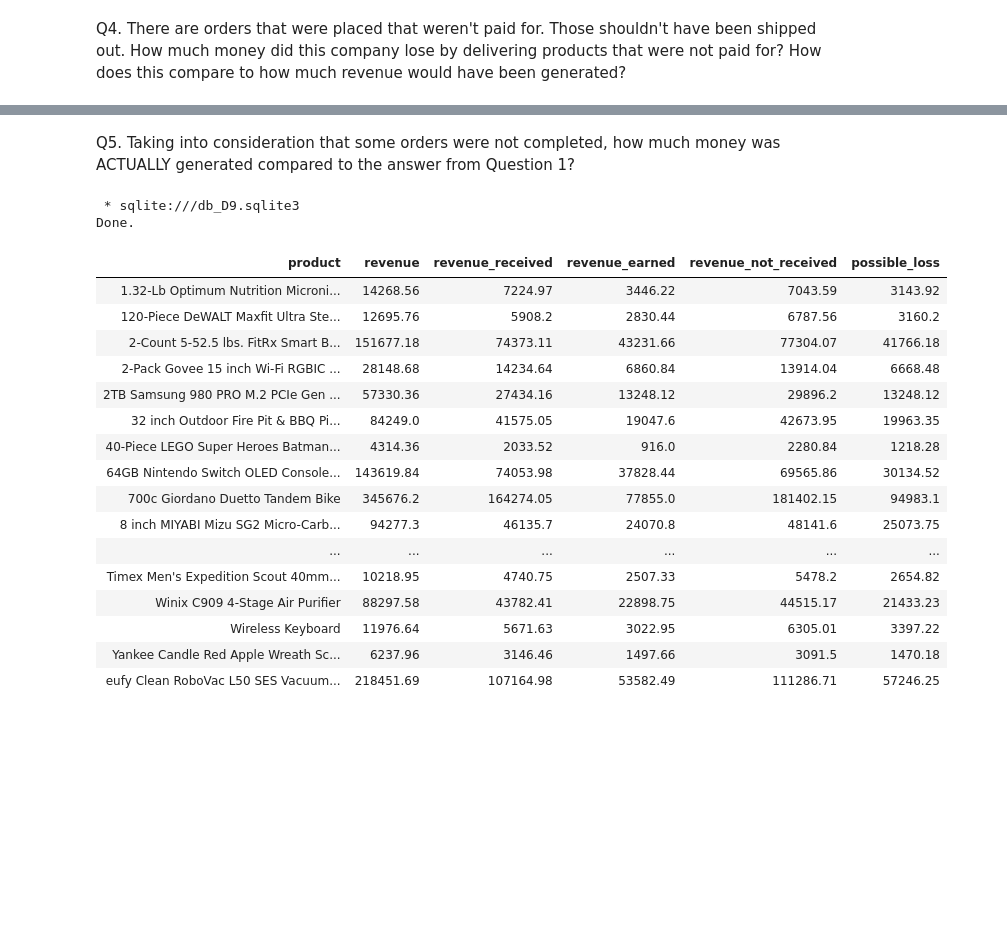
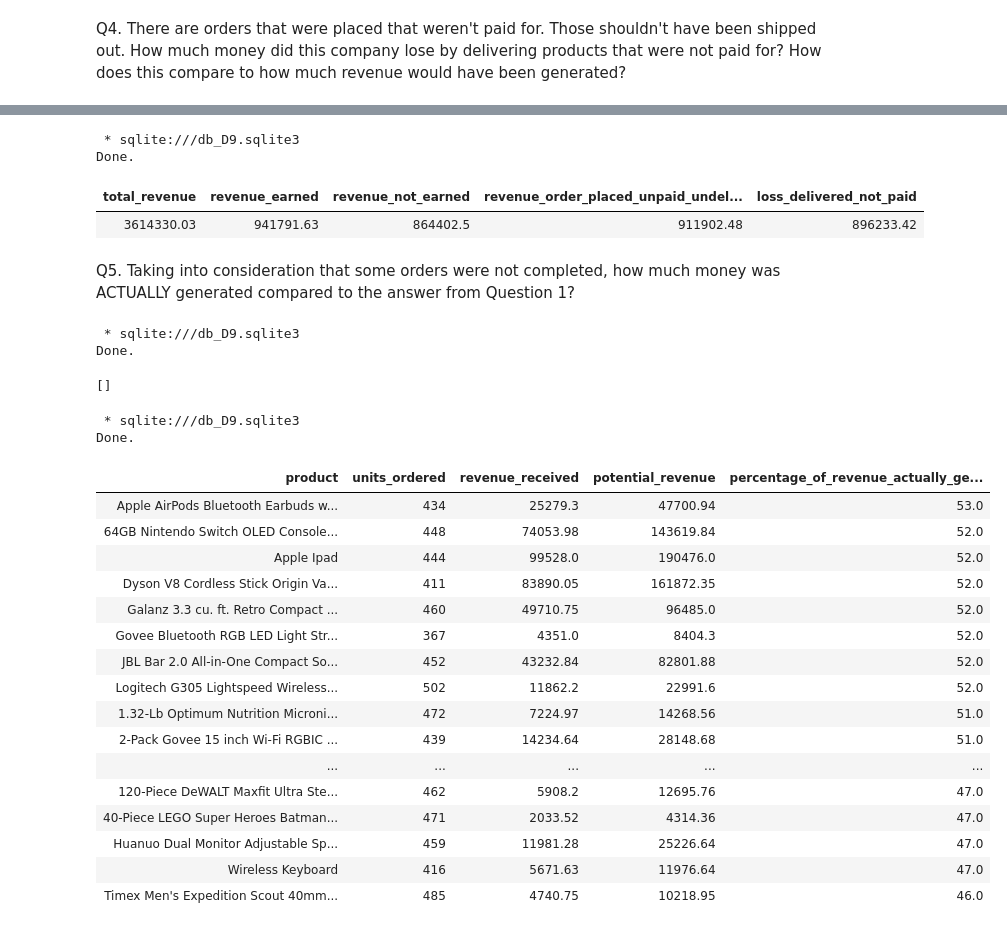
Before and after one commit to Jmo-101/Eks_commerce_app, a Jupyter notebook: data_engineer/D9_queries.ipynb, the cells around one changed output, grey strips where cells are left out. Drawn from its saved outputs; the diff is of its cells as text; code cells hidden in the pictures; blank space fills up the shorter version.

```diff
--- a/data_engineer/D9_queries.ipynb
+++ b/data_engineer/D9_queries.ipynb
@@ -894,44 +939,58 @@ Done.
+# %%
+%%sql
+
+SELECT *
+FROM view_q4_revenue_earned_not_earned_loss
+# %% [output]
+ * sqlite:///db_D9.sqlite3
+Done.
+| total_revenue | revenue_earned | revenue_not_earned | revenue_order_placed_unpaid_undel... | loss_delivered_not_paid |
+| 3614330.03 | 941791.63 | 864402.5 | 911902.48 | 896233.42 |
 # %% [markdown]
 Q5. Taking into consideration that some orders were not completed, how much money was ACTUALLY generated compared to the answer from Question 1?
 # %%
 %%sql
 
-SELECT product, ROUND(SUM(total_price_usd), 2) as revenue,
+CREATE VIEW view_q5_revenue_actually_generated AS
+SELECT product, count(*) as units_ordered,
 (SELECT ROUND(SUM(total_price_usd), 2)
 FROM view_revenue_analysis
 WHERE paid_status = 1
-AND product = r.product) AS revenue_received,
-(SELECT ROUND(SUM(total_price_usd), 2)
+AND product = r.product) as revenue_received,
+ROUND(SUM(total_price_usd), 2) as potential_revenue,
+round((SELECT ROUND(SUM(total_price_usd), 2)
 FROM view_revenue_analysis
-WHERE paid_status = 1 AND is_delivered = 1
-AND product = r.product) AS revenue_earned,
-(SELECT ROUND(SUM(total_price_usd), 2)
-FROM view_revenue_analysis
-WHERE paid_status = 0
-AND product = r.product) AS revenue_not_received,
-(SELECT ROUND(SUM(total_price_usd), 2)
-FROM view_revenue_analysis
-WHERE paid_status = 0 AND is_delivered = 1
-AND product = r.product) AS possible_loss
+WHERE paid_status = 1
+AND product = r.product)/ROUND(SUM(total_price_usd), 2)*100) as percentage_of_revenue_actually_generated
 FROM view_revenue_analysis r
 GROUP BY product;
 # %% [output]
  * sqlite:///db_D9.sqlite3
 Done.
-| product | revenue | revenue_received | revenue_earned | revenue_not_received | possible_loss |
-| 1.32-Lb Optimum Nutrition Microni... | 14268.56 | 7224.97 | 3446.22 | 7043.59 | 3143.92 |
-| 120-Piece DeWALT Maxfit Ultra Ste... | 12695.76 | 5908.2 | 2830.44 | 6787.56 | 3160.2 |
-| 2-Count 5-52.5 lbs. FitRx Smart B... | 151677.18 | 74373.11 | 43231.66 | 77304.07 | 41766.18 |
-| 2-Pack Govee 15 inch Wi-Fi RGBIC ... | 28148.68 | 14234.64 | 6860.84 | 13914.04 | 6668.48 |
-| 2TB Samsung 980 PRO M.2 PCIe Gen ... | 57330.36 | 27434.16 | 13248.12 | 29896.2 | 13248.12 |
-| 32 inch Outdoor Fire Pit & BBQ Pi... | 84249.0 | 41575.05 | 19047.6 | 42673.95 | 19963.35 |
-| 40-Piece LEGO Super Heroes Batman... | 4314.36 | 2033.52 | 916.0 | 2280.84 | 1218.28 |
-| 64GB Nintendo Switch OLED Console... | 143619.84 | 74053.98 | 37828.44 | 69565.86 | 30134.52 |
-| 700c Giordano Duetto Tandem Bike | 345676.2 | 164274.05 | 77855.0 | 181402.15 | 94983.1 |
-| 8 inch MIYABI Mizu SG2 Micro-Carb... | 94277.3 | 46135.7 | 24070.8 | 48141.6 | 25073.75 |
-| ... | ... | ... | ... | ... | ... |
-| Timex Men's Expedition Scout 40mm... | 10218.95 | 4740.75 | 2507.33 | 5478.2 | 2654.82 |
-| Winix C909 4-Stage Air Purifier | 88297.58 | 43782.41 | 22898.75 | 44515.17 | 21433.23 |
-| Wireless Keyboard | 11976.64 | 5671.63 | 3022.95 | 6305.01 | 3397.22 |
-| Yankee Candle Red Apple Wreath Sc... | 6237.96 | 3146.46 | 1497.66 | 3091.5 | 1470.18 |
-| eufy Clean RoboVac L50 SES Vacuum... | 218451.69 | 107164.98 | 53582.49 | 111286.71 | 57246.25 |
+[]
+# %%
+%%sql
+
+SELECT *
+FROM view_q5_revenue_actually_generated
+ORDER BY percentage_of_revenue_actually_generated DESC;
+# %% [output]
+ * sqlite:///db_D9.sqlite3
+Done.
+| product | units_ordered | revenue_received | potential_revenue | percentage_of_revenue_actually_ge... |
+| Apple AirPods Bluetooth Earbuds w... | 434 | 25279.3 | 47700.94 | 53.0 |
+| 64GB Nintendo Switch OLED Console... | 448 | 74053.98 | 143619.84 | 52.0 |
+| Apple Ipad | 444 | 99528.0 | 190476.0 | 52.0 |
+| Dyson V8 Cordless Stick Origin Va... | 411 | 83890.05 | 161872.35 | 52.0 |
+| Galanz 3.3 cu. ft. Retro Compact ... | 460 | 49710.75 | 96485.0 | 52.0 |
+| Govee Bluetooth RGB LED Light Str... | 367 | 4351.0 | 8404.3 | 52.0 |
+| JBL Bar 2.0 All-in-One Compact So... | 452 | 43232.84 | 82801.88 | 52.0 |
+| Logitech G305 Lightspeed Wireless... | 502 | 11862.2 | 22991.6 | 52.0 |
+| 1.32-Lb Optimum Nutrition Microni... | 472 | 7224.97 | 14268.56 | 51.0 |
+| 2-Pack Govee 15 inch Wi-Fi RGBIC ... | 439 | 14234.64 | 28148.68 | 51.0 |
+| ... | ... | ... | ... | ... |
+| 120-Piece DeWALT Maxfit Ultra Ste... | 462 | 5908.2 | 12695.76 | 47.0 |
+| 40-Piece LEGO Super Heroes Batman... | 471 | 2033.52 | 4314.36 | 47.0 |
+| Huanuo Dual Monitor Adjustable Sp... | 459 | 11981.28 | 25226.64 | 47.0 |
+| Wireless Keyboard | 416 | 5671.63 | 11976.64 | 47.0 |
+| Timex Men's Expedition Scout 40mm... | 485 | 4740.75 | 10218.95 | 46.0 |
```
Also changed, not shown: parts of 12 cells of this notebook, 7 other files.
